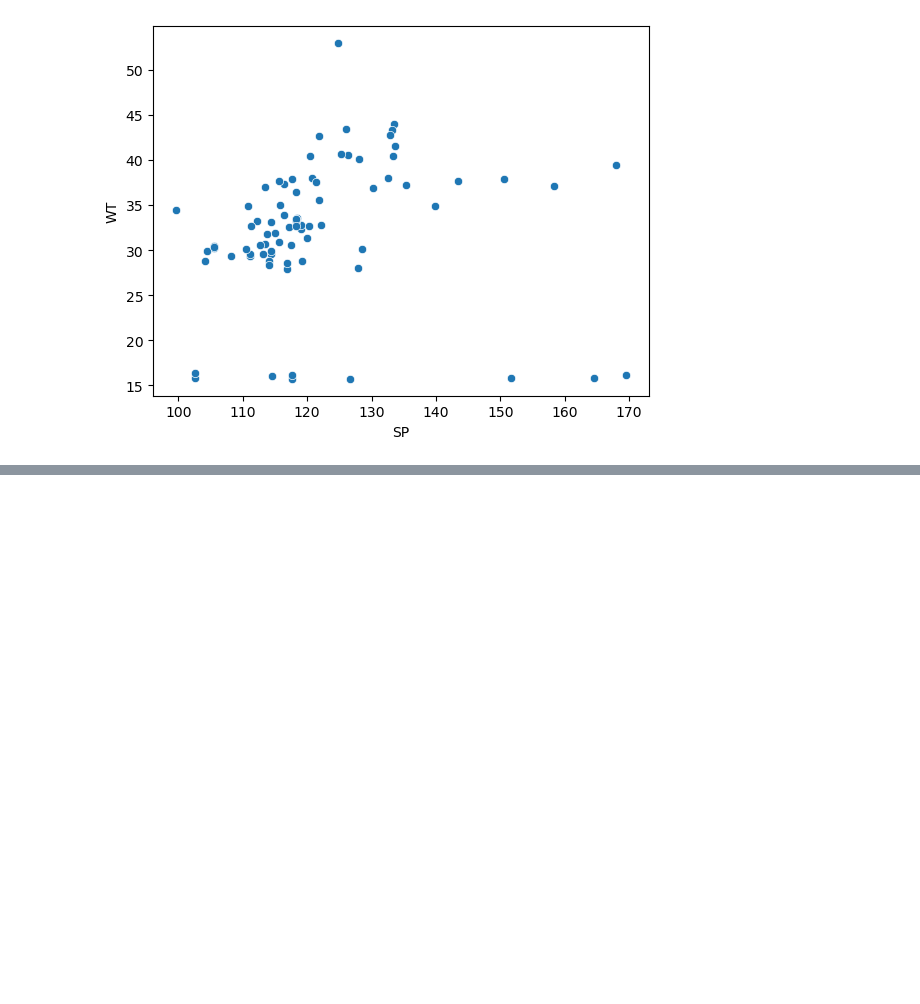
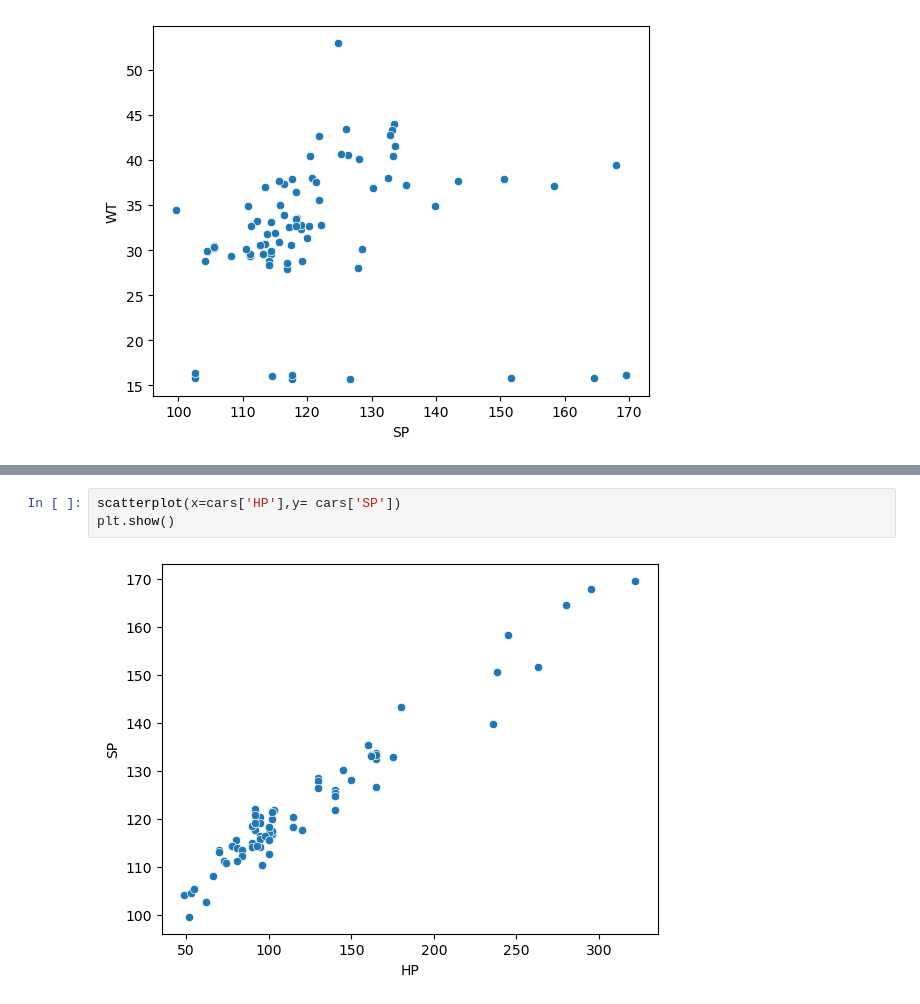
Before and after one commit to rajeshkuncham-code/python, a Jupyter notebook: day19.ipynb, the cells around one changed output, grey strips where cells are left out. Drawn from its saved outputs; the diff is of its cells as text; blank space fills up the shorter version.

```diff
--- a/day19.ipynb
+++ b/day19.ipynb
@@ -129,0 +154,5 @@ plt.show()
+# %%
+scatterplot(x=cars['HP'],y= cars['SP'])
+plt.show()
+# %% [output]
+[figure, added]
```
Also changed, not shown: parts of 10 cells of this notebook.
